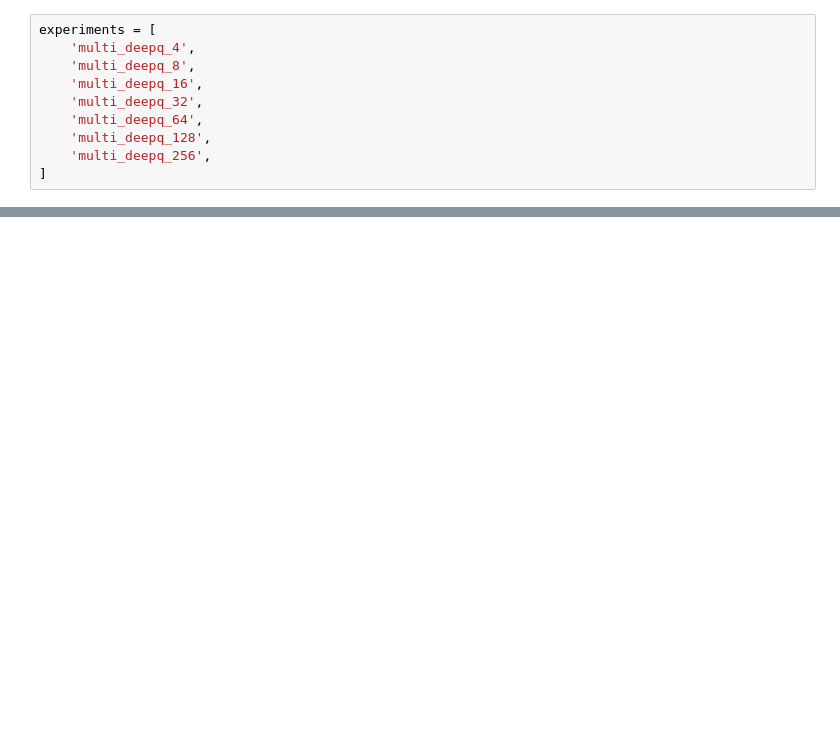
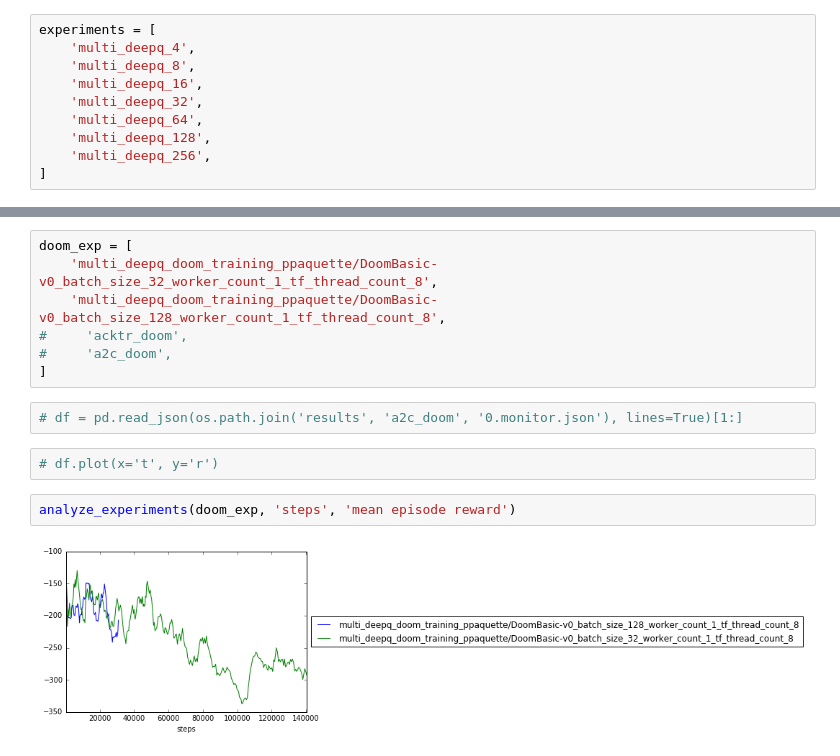
Before and after one commit to akashin/baselines, a Jupyter notebook: Analyze.ipynb, the cells around one changed output, grey strips where cells are left out. Saved outputs shown, nothing was run; the diff lists cells and outputs as text; blank space fills up the shorter version.

```diff
--- a/Analyze.ipynb
+++ b/Analyze.ipynb
@@ -39,0 +45,15 @@ analyze_experiments(experiments, 'steps')
+# %%
+doom_exp = [
+    'multi_deepq_doom_training_ppaquette/DoomBasic-v0_batch_size_32_worker_count_1_tf_thread_count_8',
+    'multi_deepq_doom_training_ppaquette/DoomBasic-v0_batch_size_128_worker_count_1_tf_thread_count_8',
+#     'acktr_doom',
+#     'a2c_doom',
+]
+# %%
+# df = pd.read_json(os.path.join('results', 'a2c_doom', '0.monitor.json'), lines=True)[1:]
+# %%
+# df.plot(x='t', y='r')
+# %%
+analyze_experiments(doom_exp, 'steps', 'mean episode reward')
+# %% [output]
+[figure, added]
```
Also changed, not shown: parts of 5 cells of this notebook, 2 other files.
